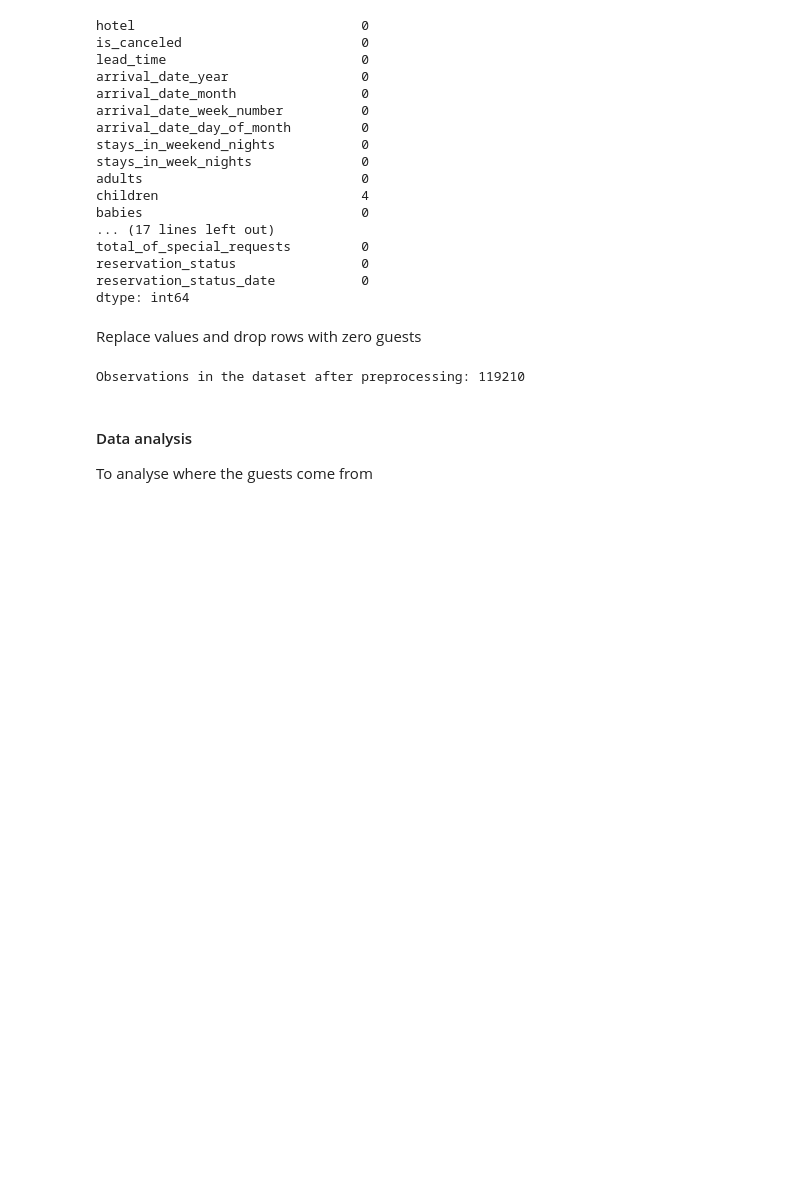
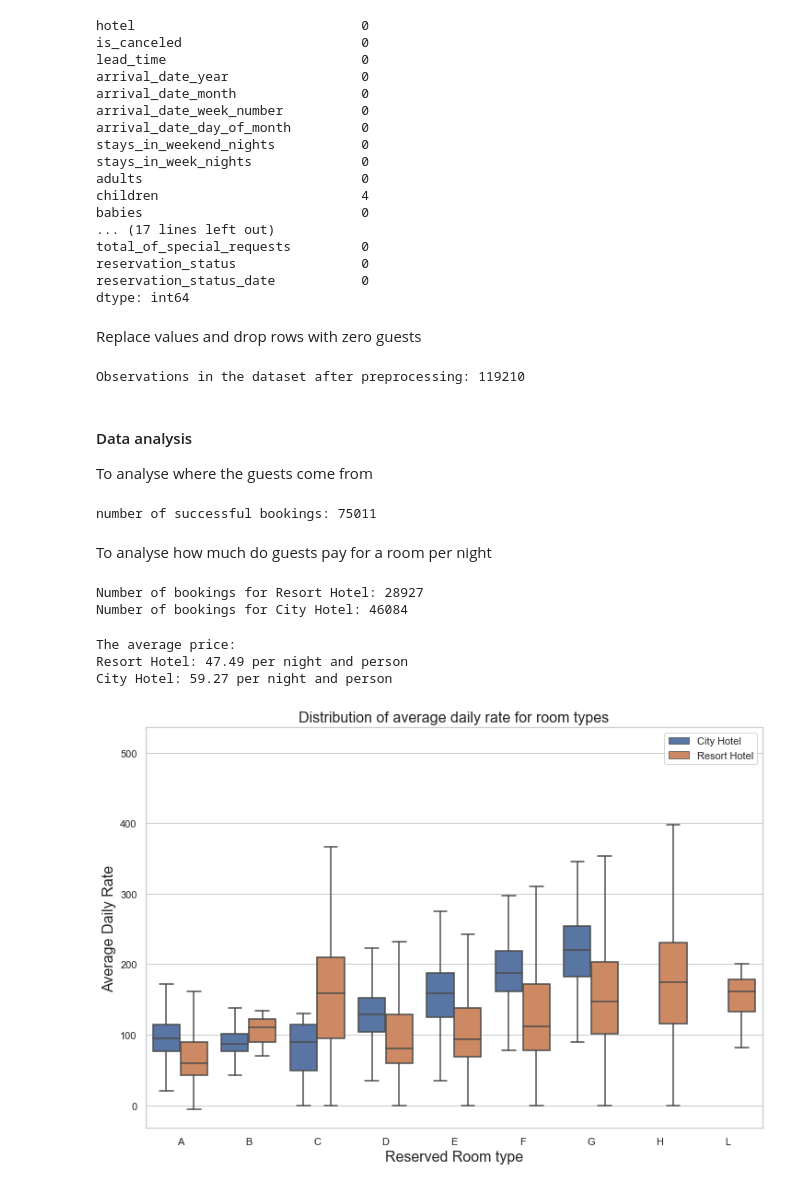
Before and after one commit to yu-tracy/Kaggle-projects, a Jupyter notebook: Project 2/HotelBooking.ipynb, the cells around one changed output. Drawn from its saved outputs; the diff is of its cells as text; code cells hidden in the pictures; blank space fills up the shorter version.

```diff
--- a/Project 2/HotelBooking.ipynb
+++ b/Project 2/HotelBooking.ipynb
@@ -99,6 +99,9 @@ To analyse where the guests come from
 # %%
 # get bookings that are not canceled
 not_canceled_booking = booking.loc[booking["is_canceled"] == 0]
+print("number of non-canceled bookings:", len(not_canceled_booking))
+# %% [output]
+number of successful bookings: 75011
 # %%
 country_count = pd.DataFrame(not_canceled_booking['country'].value_counts())
 country_count.rename(columns={"country": "Number of Guests"}, inplace=True)
@@ -119,3 +121,44 @@ fig = px.pie(country_count,
              template="seaborn")
 fig.update_traces(textposition="inside", textinfo="value+percent+label")
 fig.show()
+# %% [markdown]
+To analyse how much do guests pay for a room per night
+# %%
+# separate Resort and City hotel
+# Resort Hotel
+rh = not_canceled_booking[not_canceled_booking["hotel"] == "Resort Hotel"]
+# City Hotel
+ch = not_canceled_booking[not_canceled_booking["hotel"] == "City Hotel"]
+
+print("Number of non-canceled bookings for Resort Hotel:", len(rh))
+print("Number of non-canceled bookings for City Hotel:", len(ch))
+# %% [output]
+Number of bookings for Resort Hotel: 28927
+Number of bookings for City Hotel: 46084
+# %%
+rh_price = rh["adr"] / (rh["adults"] + rh["children"])
+ch_price = ch["adr"] / (ch["adults"] + ch["children"])
+
+print("The average price: \nResort Hotel: {:.2f} per night and person \nCity Hotel: {:.2f} per night and person"
+      .format(rh_price.mean(), ch_price.mean()))
+# %% [output]
+The average price:
+Resort Hotel: 47.49 per night and person
+City Hotel: 59.27 per night and person
+# %%
+room_prices = not_canceled_booking[["hotel", "reserved_room_type", "adr"]].sort_values("reserved_room_type")
+
+plt.figure(figsize=(12, 8))
+sns.boxplot(x="reserved_room_type",
+            y="adr",
+            hue="hotel",
+            data=room_prices,
+            hue_order=["City Hotel", "Resort Hotel"],
+            fliersize=0)
+plt.title("Distribution of average daily rate for room types", fontsize=16)
+plt.xlabel("Reserved Room type", fontsize=16)
+plt.ylabel("Average Daily Rate", fontsize=16)
+plt.legend(loc="upper right")
+plt.show()
+# %% [output]
+[figure, added]
```
Also changed, not shown: parts of 1 cell of this notebook, 1 other file.
